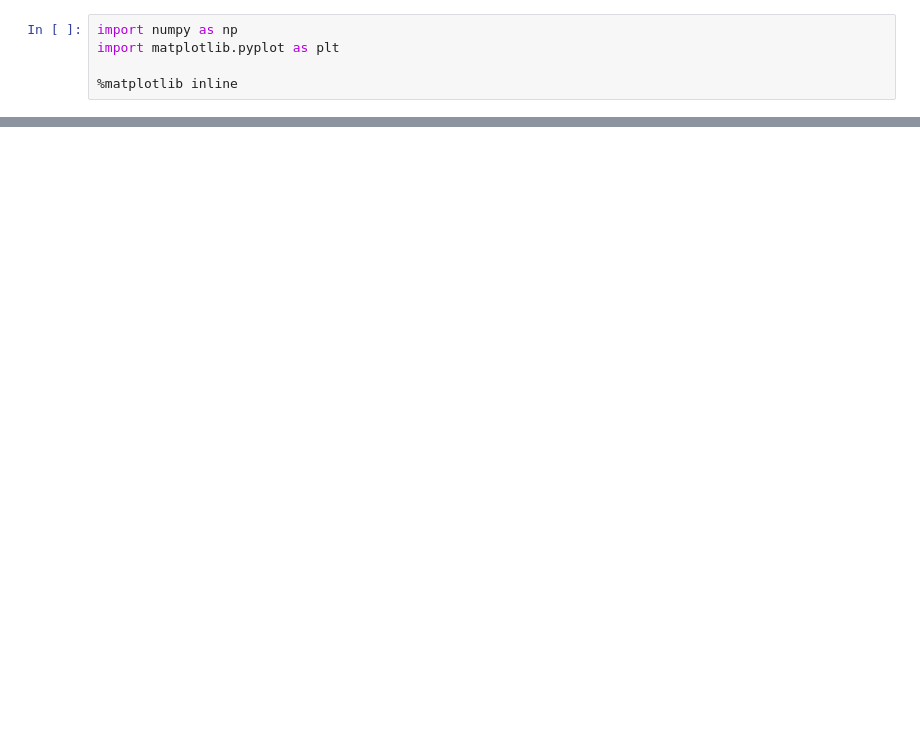
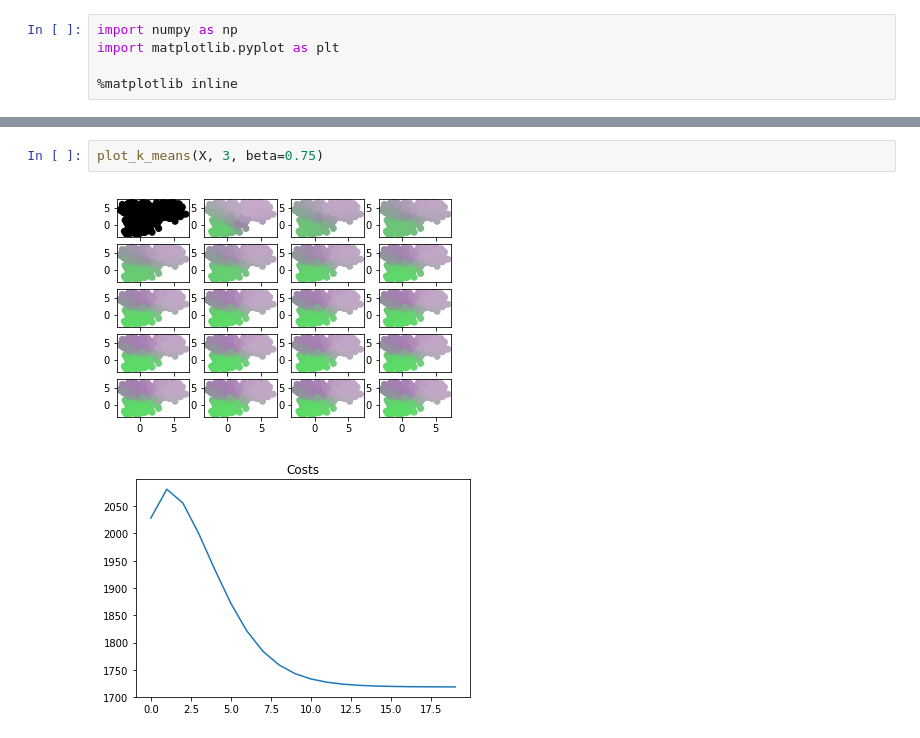
Before and after one commit to alvin319/book-notes, a Jupyter notebook: miscellaneous/soft_kmeans.ipynb, the cells around one changed output, grey strips where cells are left out. Cells and saved outputs as stored; diff of their text form; blank space fills up the shorter version.

```diff
--- a/miscellaneous/soft_kmeans.ipynb
+++ b/miscellaneous/soft_kmeans.ipynb
@@ -86,0 +92,5 @@ plot_k_means(X, 3, beta=0.1)
+# %%
+plot_k_means(X, 3, beta=0.75)
+# %% [output]
+[figure, added]
+[figure, added]
```
Also changed, not shown: parts of 7 cells of this notebook.
